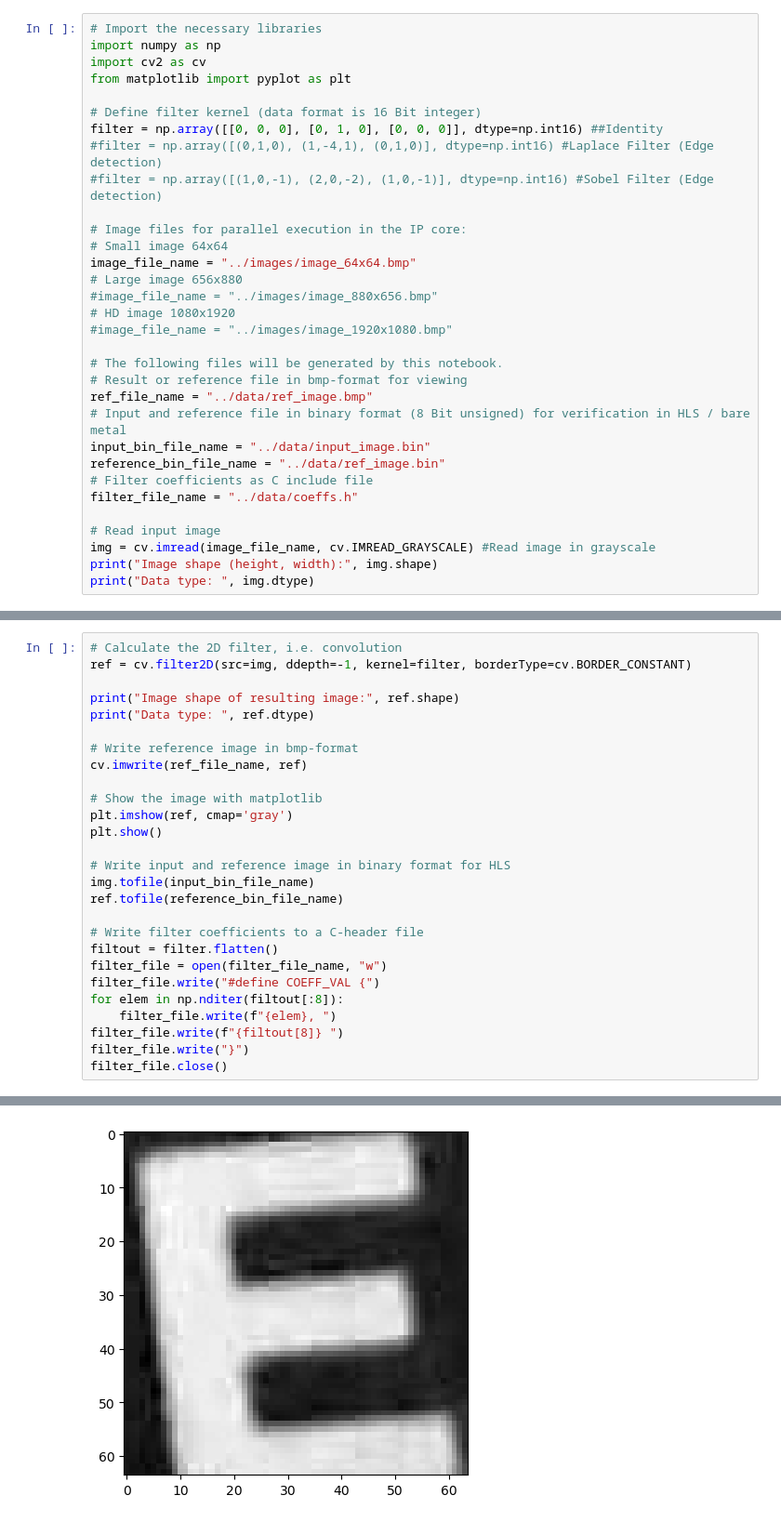
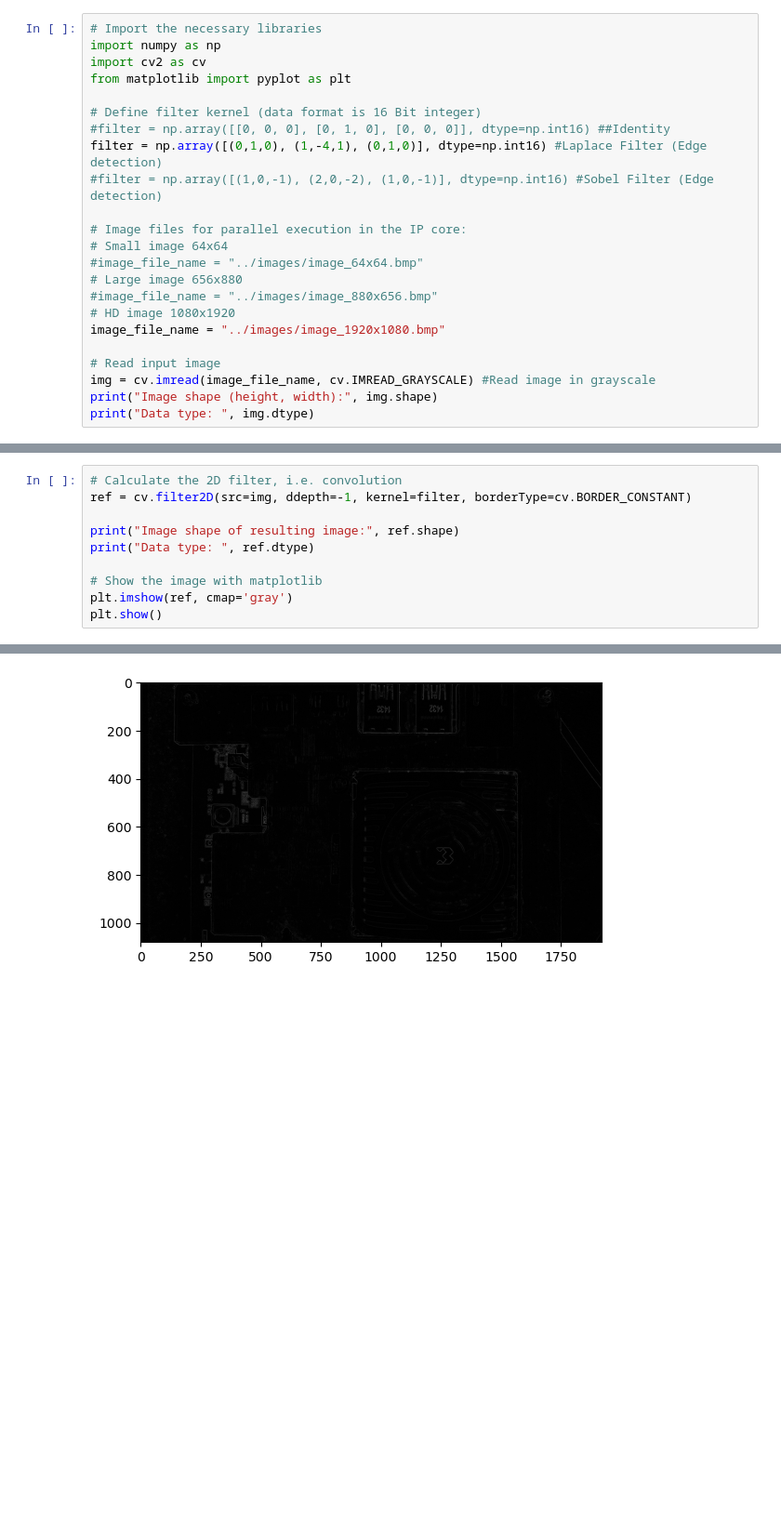
Before and after one commit to FrankKesel/xilinx_tools, a Jupyter notebook: kria/opencv_kernel/reference_files/jupyter/convolve_image.ipynb, the cells around one changed output, grey strips where cells are left out. Shown at 93% size. Drawn from its saved outputs; the diff is of its cells as text; blank space fills up the shorter version.

```diff
--- a/kria/opencv_kernel/reference_files/jupyter/convolve_image.ipynb
+++ b/kria/opencv_kernel/reference_files/jupyter/convolve_image.ipynb
@@ -18,26 +18,17 @@ import cv2 as cv
 from matplotlib import pyplot as plt
 
 # Define filter kernel (data format is 16 Bit integer)
-filter = np.array([[0, 0, 0], [0, 1, 0], [0, 0, 0]], dtype=np.int16) ##Identity
-#filter = np.array([(0,1,0), (1,-4,1), (0,1,0)], dtype=np.int16) #Laplace Filter (Edge detection)
+#filter = np.array([[0, 0, 0], [0, 1, 0], [0, 0, 0]], dtype=np.int16) ##Identity
+filter = np.array([(0,1,0), (1,-4,1), (0,1,0)], dtype=np.int16) #Laplace Filter (Edge detection)
 #filter = np.array([(1,0,-1), (2,0,-2), (1,0,-1)], dtype=np.int16) #Sobel Filter (Edge detection)
 
 # Image files for parallel execution in the IP core:
 # Small image 64x64
-image_file_name = "../images/image_64x64.bmp"
+#image_file_name = "../images/image_64x64.bmp"
 # Large image 656x880
 #image_file_name = "../images/image_880x656.bmp"
 # HD image 1080x1920
-#image_file_name = "../images/image_1920x1080.bmp"
-
-# The following files will be generated by this notebook.
-# Result or reference file in bmp-format for viewing
-ref_file_name = "../data/ref_image.bmp"
-# Input and reference file in binary format (8 Bit unsigned) for verification in HLS / bare metal
-input_bin_file_name = "../data/input_image.bin"
-reference_bin_file_name = "../data/ref_image.bin"
-# Filter coefficients as C include file
-filter_file_name = "../data/coeffs.h"
+image_file_name = "../images/image_1920x1080.bmp"
 
 # Read input image
 img = cv.imread(image_file_name, cv.IMREAD_GRAYSCALE) #Read image in grayscale
@@ -64,24 +53,7 @@ ref = cv.filter2D(src=img, ddepth=-1, kernel=filter, borderType=cv.BORDER_CONSTA
 print("Image shape of resulting image:", ref.shape)
 print("Data type: ", ref.dtype)
 
-# Write reference image in bmp-format
-cv.imwrite(ref_file_name, ref)
-
 # Show the image with matplotlib
 plt.imshow(ref, cmap='gray')
 plt.show()
-
-# Write input and reference image in binary format for HLS
-img.tofile(input_bin_file_name)
-ref.tofile(reference_bin_file_name)
-
-# Write filter coefficients to a C-header file
-filtout = filter.flatten()
-filter_file = open(filter_file_name, "w")
-filter_file.write("#define COEFF_VAL {")
-for elem in np.nditer(filtout[:8]):
-    filter_file.write(f"{elem}, ")
-filter_file.write(f"{filtout[8]} ")
-filter_file.write("}")
-filter_file.close()
 # %% [output]
@@ -89,2 +61,2 @@ Image shape of resulting image: (64, 64)
 Data type:  uint8
-[figure, old version]
+[figure, new version]
```
Also changed, not shown: parts of 4 cells of this notebook, 48 other files.
